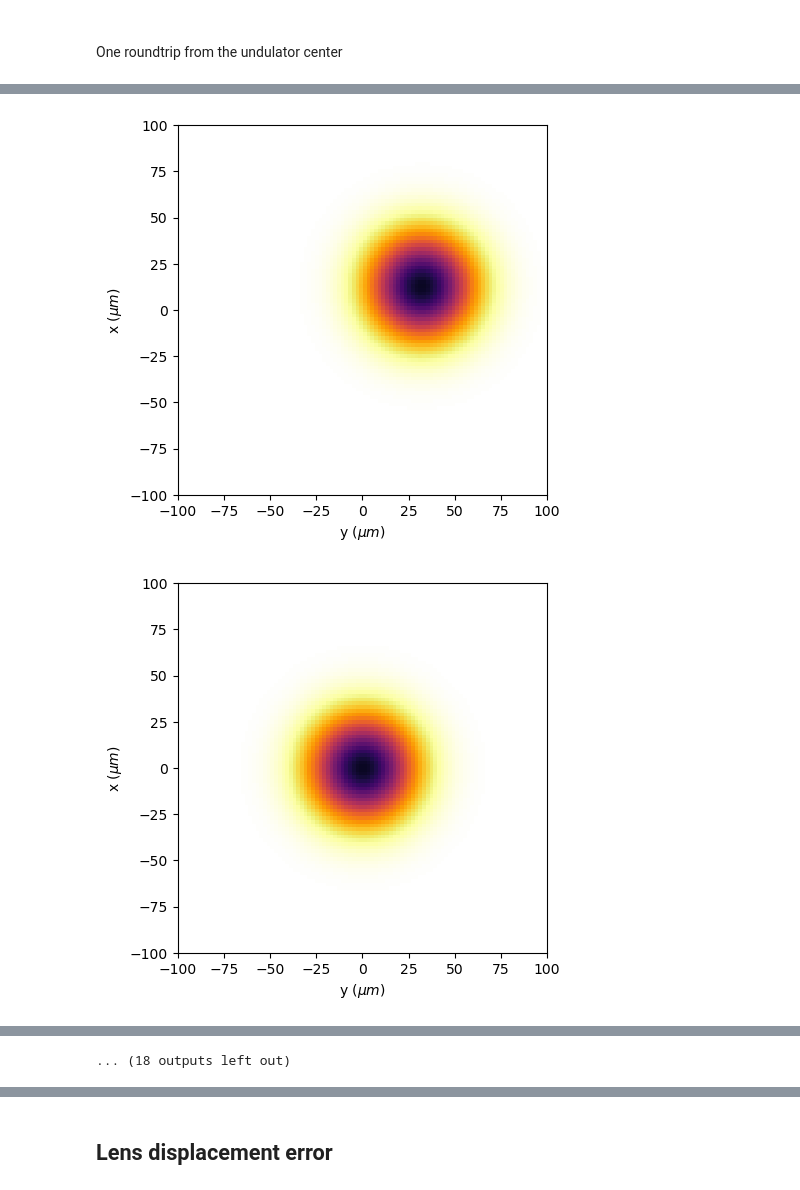
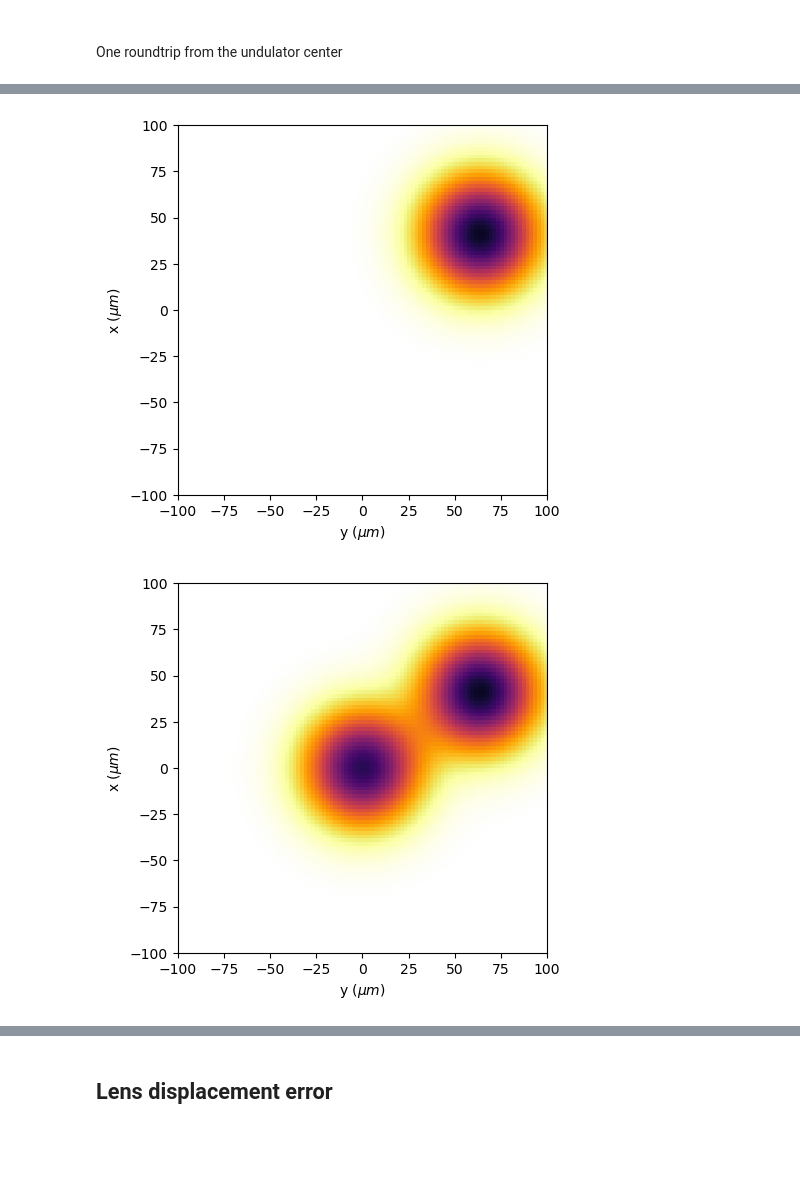
Before and after one commit to jy-tang/cavity_alignment, a Jupyter notebook: beam_profile/example/test.ipynb, the cells around one changed output, grey strips where cells are left out. Drawn from its saved outputs; the diff is of its cells as text; code cells hidden in the pictures; blank space fills up the shorter version.

```diff
--- a/beam_profile/example/test.ipynb
+++ b/beam_profile/example/test.ipynb
@@ -45,8 +49,0 @@ plt.plot(t, sig)
-# %%
-x, y, p = CF.get_profile('x24')
-print('Profile at screen x24')
-plot_2D_contour(x, y, np.abs(p)**2)
-
-x, y, p = CF.get_profile('x42')
-print('Profile at screen x42')
-plot_2D_contour(x, y, np.abs(p)**2)
@@ -60,7 +49,0 @@ Profile at screen x42
-# %%
-for _ in range(20):
-    CF.recirculate()
-    x = CF.beam.x
-    y = CF.beam.y
-    p = CF.beam.get_field()
-    plot_2D_contour(x, y, np.abs(p)**2)
@@ -88,4 +49,0 @@ plt.plot(t, sig)
-# %%
-x, y, p = CF.get_profile('x24')
-print('Profile at screen x24')
-plot_2D_contour(x, y, np.abs(p)**2)
@@ -105,11 +50,12 @@ plot_2D_contour(x, y, np.abs(p)**2)
 # %%
+#non-destructive screen
 CF = cavity_profiler('../input/input.yaml')
-for _ in range(30):
-    CF.recirculate(dtheta1_y= 2000e-9)
-    x = CF.beam.x
-    y = CF.beam.y
-    p = CF.beam.get_field()
-    plot_2D_contour(x, y, np.abs(p)**2)
+CF.insert_screen('x31')
+
+for k in range(2):
+    CF.recirculate(dtheta1_x= -900e-9, dtheta2_y = 2000e-9)
+    x, y, p = CF.get_profile('x31')
+    plot_2D_contour(x, y, p)
 # %% [output]
-[figure, old version]
+[figure, new version]
-[figure, old version]
+[figure, new version]
@@ -126 +61,0 @@ for _ in range(30):
-... (18 outputs left out)
```
Also changed, not shown: parts of 18 cells of this notebook, 4 other files.
